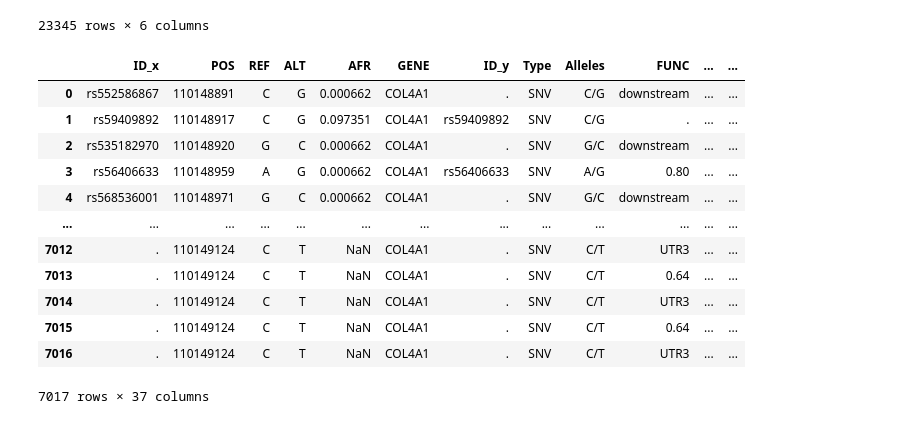
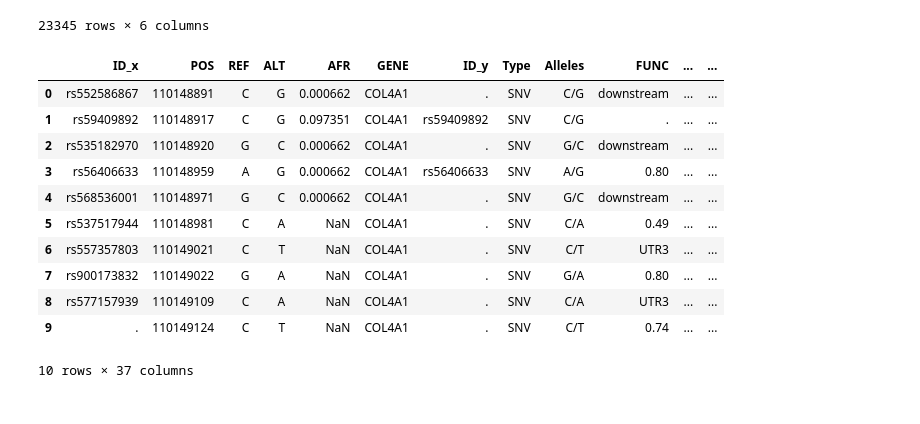
Before and after one commit to MeganHolborn/Genomics_allele-frequency-and-effect_data-analysis, a Jupyter notebook: Plots/plots.ipynb, the cells around one changed output. Saved outputs shown, nothing was run; the diff lists cells and outputs as text; code cells hidden in the pictures.

```diff
--- a/Plots/plots.ipynb
+++ b/Plots/plots.ipynb
@@ -149,19 +149,19 @@ collated_VEP_data[["REF","ALT"]] = collated_VEP_data["Alleles"].str.split("/", e
 # %%
 # Merge allele frequency and predictsnp2 dataframes by chromosome, position, reference and alternate allele
 
 af_VEP_df = collated_af_data.merge(collated_VEP_data, on=["POS","REF","ALT"])
+af_VEP_df = af_VEP_df.drop_duplicates(subset=["ID_x","POS","REF","ALT"])
 af_VEP_df
 # %% [output]
 |  | ID_x | POS | REF | ALT | AFR | GENE | ID_y | Type | Alleles | FUNC | ... | ... |
 | 0 | rs552586867 | 110148891 | C | G | 0.000662 | COL4A1 | . | SNV | C/G | downstream | ... | ... |
 | 1 | rs59409892 | 110148917 | C | G | 0.097351 | COL4A1 | rs59409892 | SNV | C/G | . | ... | ... |
 | 2 | rs535182970 | 110148920 | G | C | 0.000662 | COL4A1 | . | SNV | G/C | downstream | ... | ... |
 | 3 | rs56406633 | 110148959 | A | G | 0.000662 | COL4A1 | rs56406633 | SNV | A/G | 0.80 | ... | ... |
 | 4 | rs568536001 | 110148971 | G | C | 0.000662 | COL4A1 | . | SNV | G/C | downstream | ... | ... |
-| ... | ... | ... | ... | ... | ... | ... | ... | ... | ... | ... | ... | ... |
-| 7012 | . | 110149124 | C | T | NaN | COL4A1 | . | SNV | C/T | UTR3 | ... | ... |
-| 7013 | . | 110149124 | C | T | NaN | COL4A1 | . | SNV | C/T | 0.64 | ... | ... |
-| 7014 | . | 110149124 | C | T | NaN | COL4A1 | . | SNV | C/T | UTR3 | ... | ... |
-| 7015 | . | 110149124 | C | T | NaN | COL4A1 | . | SNV | C/T | 0.64 | ... | ... |
-| 7016 | . | 110149124 | C | T | NaN | COL4A1 | . | SNV | C/T | UTR3 | ... | ... |
+| 5 | rs537517944 | 110148981 | C | A | NaN | COL4A1 | . | SNV | C/A | 0.49 | ... | ... |
+| 6 | rs557357803 | 110149021 | C | T | NaN | COL4A1 | . | SNV | C/T | UTR3 | ... | ... |
+| 7 | rs900173832 | 110149022 | G | A | NaN | COL4A1 | . | SNV | G/A | 0.80 | ... | ... |
+| 8 | rs577157939 | 110149109 | C | A | NaN | COL4A1 | . | SNV | C/A | UTR3 | ... | ... |
+| 9 | . | 110149124 | C | T | NaN | COL4A1 | . | SNV | C/T | 0.74 | ... | ... |
-7017 rows × 37 columns
+10 rows × 37 columns
```
Also changed, not shown: parts of 1 cell of this notebook.
